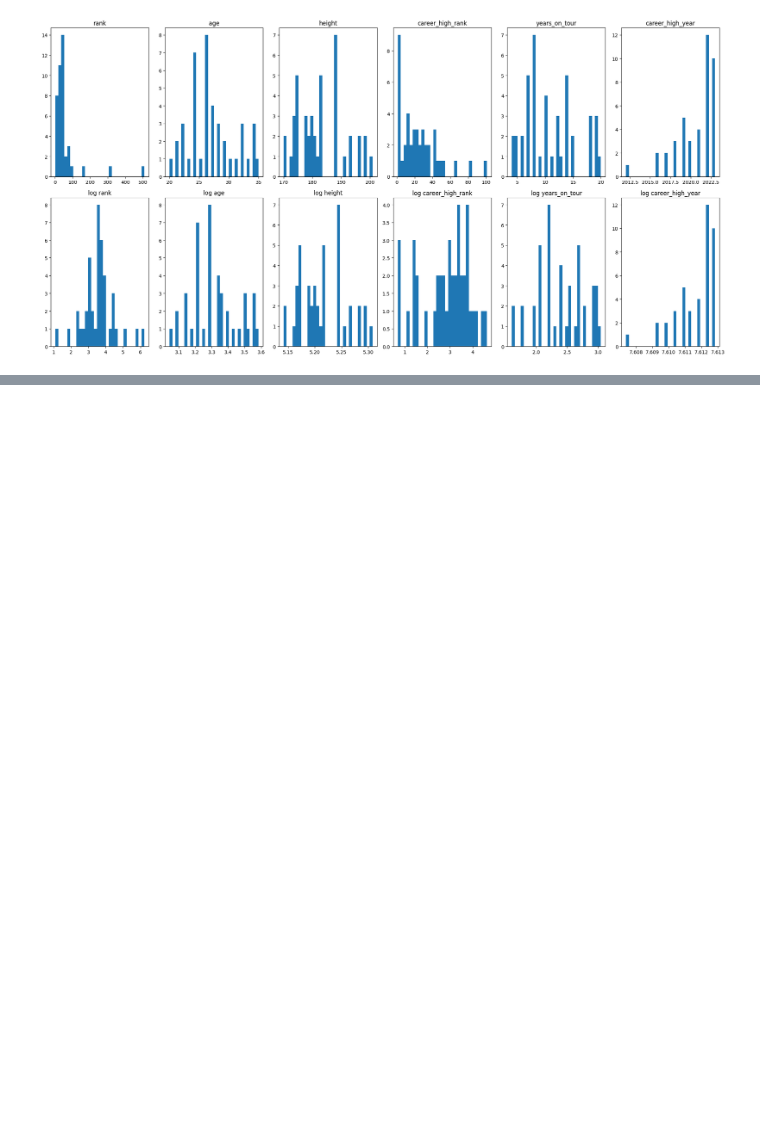
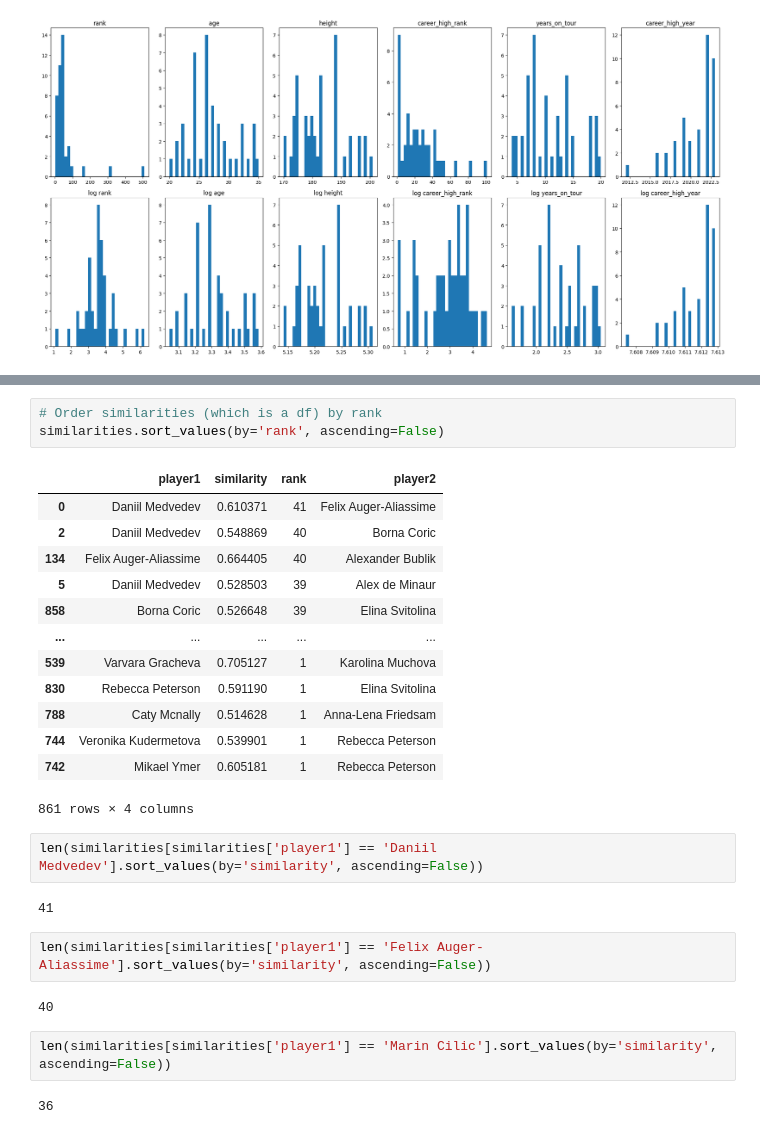
Before and after one commit to AsafKed/tennis-router, a Jupyter notebook: backend/test.ipynb, the cells around one changed output, grey strips where cells are left out. Cells and saved outputs as stored; diff of their text form; blank space fills up the shorter version.

```diff
--- a/backend/test.ipynb
+++ b/backend/test.ipynb
@@ -341,0 +363,29 @@ plt.show()
+# %%
+# Order similarities (which is a df) by rank
+similarities.sort_values(by='rank', ascending=False)
+# %% [output]
+|  | player1 | similarity | rank | player2 |
+| 0 | Daniil Medvedev | 0.610371 | 41 | Felix Auger-Aliassime |
+| 2 | Daniil Medvedev | 0.548869 | 40 | Borna Coric |
+| 134 | Felix Auger-Aliassime | 0.664405 | 40 | Alexander Bublik |
+| 5 | Daniil Medvedev | 0.528503 | 39 | Alex de Minaur |
+| 858 | Borna Coric | 0.526648 | 39 | Elina Svitolina |
+| ... | ... | ... | ... | ... |
+| 539 | Varvara Gracheva | 0.705127 | 1 | Karolina Muchova |
+| 830 | Rebecca Peterson | 0.591190 | 1 | Elina Svitolina |
+| 788 | Caty Mcnally | 0.514628 | 1 | Anna-Lena Friedsam |
+| 744 | Veronika Kudermetova | 0.539901 | 1 | Rebecca Peterson |
+| 742 | Mikael Ymer | 0.605181 | 1 | Rebecca Peterson |
+861 rows × 4 columns
+# %%
+len(similarities[similarities['player1'] == 'Daniil Medvedev'].sort_values(by='similarity', ascending=False))
+# %% [output]
+41
+# %%
+len(similarities[similarities['player1'] == 'Felix Auger-Aliassime'].sort_values(by='similarity', ascending=False))
+# %% [output]
+40
+# %%
+len(similarities[similarities['player1'] == 'Marin Cilic'].sort_values(by='similarity', ascending=False))
+# %% [output]
+36
```
Also changed, not shown: parts of 2 cells of this notebook, 1 other file.
